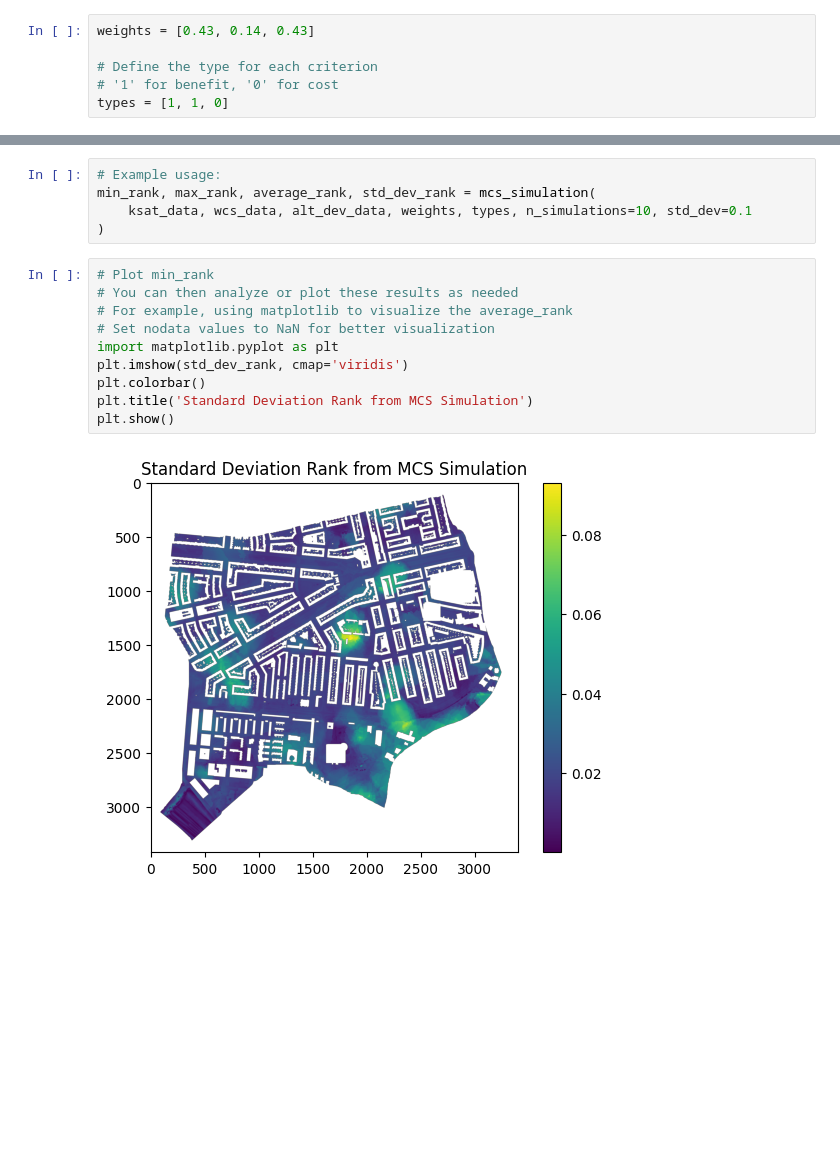
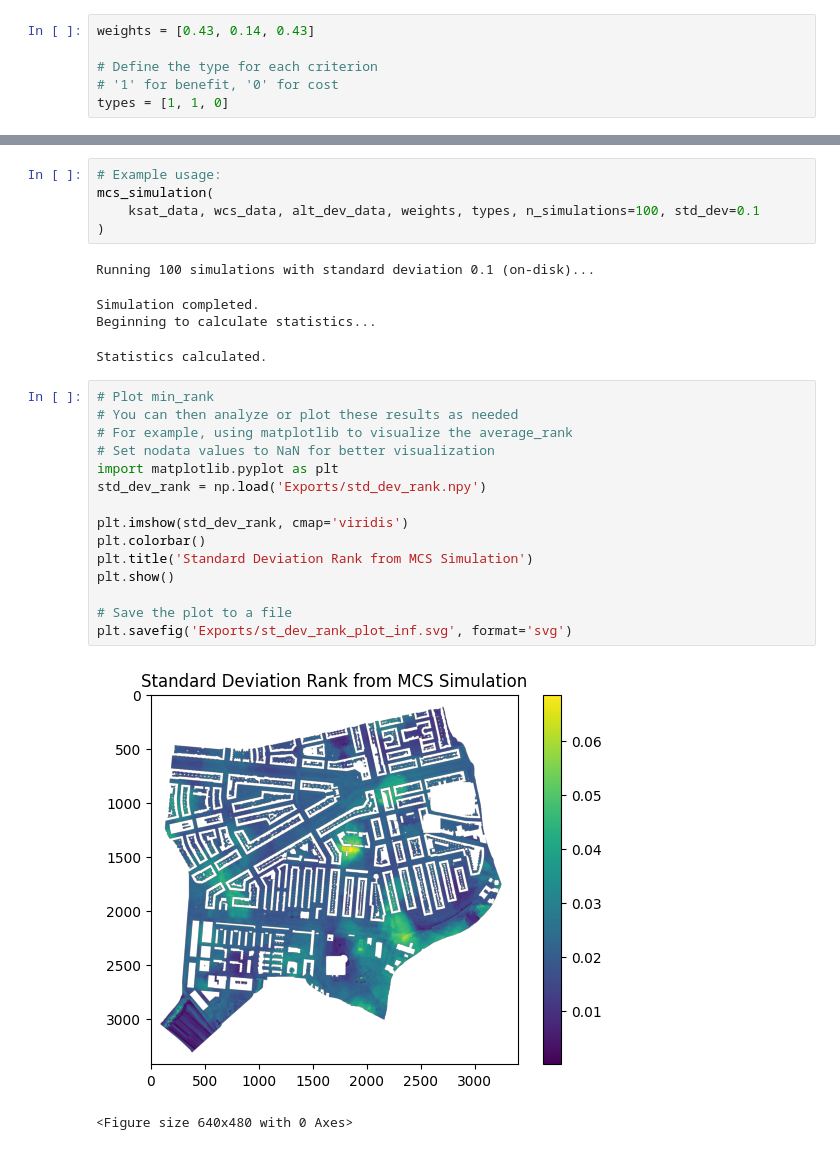
Before and after one commit to JulianWDev/strategicbgi, a Jupyter notebook: uncertainty.ipynb, the cells around one changed output, grey strips where cells are left out. Cells and saved outputs as stored; diff of their text form; blank space fills up the shorter version.

Commit message:
Monte Carlo Simulation update to be on-disk, first exports

```diff
--- a/uncertainty.ipynb
+++ b/uncertainty.ipynb
@@ -59,17 +82,28 @@ def mcs_simulation(ksat_data, wcs_data, alt_dev_data, weights, types, n_simulati
 # %%
 # Example usage:
-min_rank, max_rank, average_rank, std_dev_rank = mcs_simulation(
-    ksat_data, wcs_data, alt_dev_data, weights, types, n_simulations=10, std_dev=0.1
+mcs_simulation(
+    ksat_data, wcs_data, alt_dev_data, weights, types, n_simulations=100, std_dev=0.1
 )
+# %% [output]
+Running 100 simulations with standard deviation 0.1 (on-disk)...
+Simulation completed.
+Beginning to calculate statistics...
+Statistics calculated.
 # %%
 # Plot min_rank
 # You can then analyze or plot these results as needed
 # For example, using matplotlib to visualize the average_rank
 # Set nodata values to NaN for better visualization
 import matplotlib.pyplot as plt
+std_dev_rank = np.load('Exports/std_dev_rank.npy')
+
 plt.imshow(std_dev_rank, cmap='viridis')
 plt.colorbar()
 plt.title('Standard Deviation Rank from MCS Simulation')
 plt.show()
+
+# Save the plot to a file
+plt.savefig('Exports/st_dev_rank_plot_inf.svg', format='svg')
 # %% [output]
-[figure, old version]
+[figure, new version]
+<Figure size 640x480 with 0 Axes>
```
Also changed, not shown: parts of 2 cells of this notebook, 1 other file.
